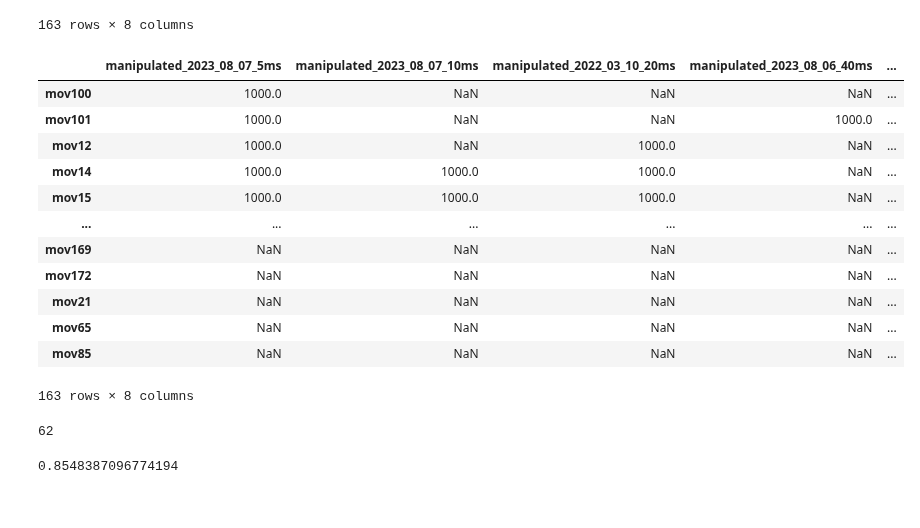
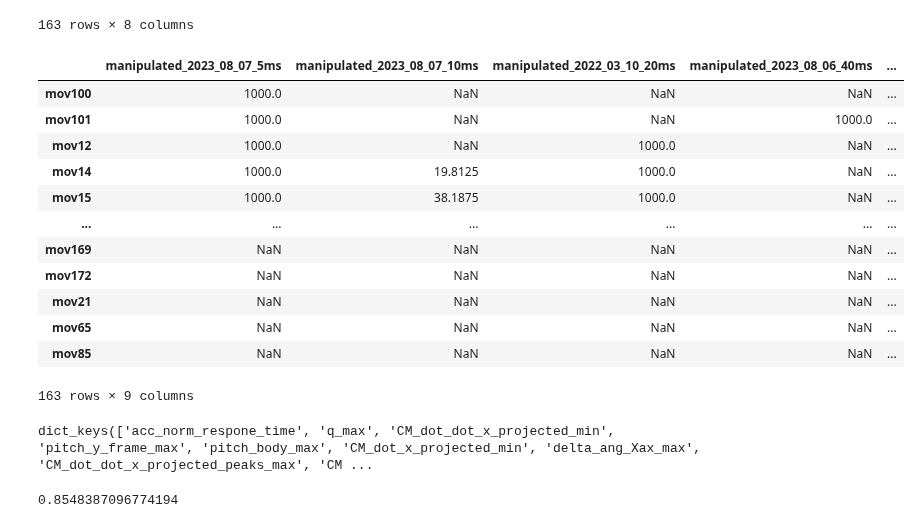
Before and after one commit to shuiit/experiment-analysis, a Jupyter notebook: data_analysis/article_plots_git.ipynb, the cells around one changed output. Drawn from its saved outputs; the diff is of its cells as text; code cells hidden in the pictures.

```diff
--- a/data_analysis/article_plots_git.ipynb
+++ b/data_analysis/article_plots_git.ipynb
@@ -13,7 +13,7 @@ import matplotlib.cm as colormap
 %matplotlib qt
 
 
-loadir = 'H:/My Drive/dark 2022/csv_dark' # dir to save the data frame in # H:\My Drive\Ronis Exp\sagiv\data_analysis
+loadir = 'J:/My Drive/dark 2022/csv_dark' # dir to save the data frame in # H:\My Drive\Ronis Exp\sagiv\data_analysis
 # loadir = 'C:/Users/Roni/Documents'
 
 
@@ -23,7 +23,10 @@ exp_name =['manipulated_2023_08_10_100ms','manipulated_2024_11_12_darkan','manip
 
 # exp_name =['manipulated_2023_08_09_60ms','manipulated_2022_02_03_dark']
 exp_name =['manipulated_2023_08_09_60ms']#'manipulated_2024_11_12_darkan'
-exp_name =['manipulated_2023_08_07_5ms','manipulated_2023_08_07_10ms','manipulated_2022_03_10_20ms','manipulated_2023_08_06_40ms','manipulated_2023_08_09_60ms','manipulated_2023_08_09_80ms','manipulated_2023_08_10_100ms','manipulated_2022_02_03_dark']#,'manipulated_2024_11_12_darkan']
+exp_name =['manipulated_2023_08_07_5ms','manipulated_2023_08_07_10ms',
+           'manipulated_2022_03_10_20ms','manipulated_2023_08_06_40ms',
+           'manipulated_2023_08_09_60ms','manipulated_2023_08_09_80ms',
+           'manipulated_2023_08_10_100ms','manipulated_2022_02_03_dark','manipulated_2024_11_12_darkan']#,'manipulated_2024_11_12_darkan']
 # exp_name = ['manipulated_2024_11_12_darkan','manipulated_2023_08_10_100ms','manipulated_2022_02_03_dark']
 # ['manipulated_2023_08_07_10ms',
 #             'manipulated_2023_08_06_40ms',
@@ -32,7 +35,7 @@ exp_name =['manipulated_2023_08_07_5ms','manipulated_2023_08_07_10ms','manipulat
 #            'manipulated_2023_08_10_100ms',
 #            'manipulated_2022_02_03_dark',
 #            'manipulated_2022_01_31_darkdown']
-exp_name = ['manipulated_28_11_22_nopert']
+# exp_name = ['manipulated_28_11_22_nopert']
 
 def dont_show_movs(exp_name,movs_to_del):
     return [mov_name for mov_name in experiments[exp_name].mov_names if mov_name not in movs_to_del ]
@@ -493,47 +475,53 @@ def save_to_excel(interest_point, path_to_save):
     return concatenated_df
 
 
-path = 'G:/.shortcut-targets-by-id/1OA70vOJHDfV63DqG7LJCifTwW1h055ny/2024 Flight in the dark paper/data_exchange/fly/pulses'
+path = 'I:/.shortcut-targets-by-id/1OA70vOJHDfV63DqG7LJCifTwW1h055ny/2024 Flight in the dark paper/data_exchange/fly/pulses'
 
 # response time
 
 
 response_time_2 = [generate_list_for_pandas(exp.interest_points['acc_norm_respone_time'][:,exp.body_header['time']].copy()) for exp in experiments.values()]
 
 delta_angle = [move_angle(exp.interest_points['CM_dot_x_projected_time_point'][:,exp.body_header['delta_ang_CM_dot_x']].copy()) for exp in experiments.values()]
 delta_angle = [generate_list_for_pandas(angles) for angles in delta_angle]
 
 # time for zero velocity
 zero_v = [exp.interest_points['CM_dot_x_projected_zero_v'][:,exp.body_header['time']].copy() for exp in experiments.values()]
 zero_v = [generate_list_for_pandas(zero_v) for zero_v in zero_v]
 
+
+# time for zero velocity
+zero_v_z = [exp.interest_points['CM_real_z_body_dot_smth_zero_v'][:,exp.body_header['time']].copy() for exp in experiments.values()]
+zero_v_z = [generate_list_for_pandas(zero_v_z) for zero_v_z in zero_v_z]
+
 # min velocity value
 min_v = [exp.interest_points['CM_dot_x_projected_min'][:,exp.body_header['CM_dot_x_projected']].copy() for exp in experiments.values()]
 min_v = [generate_list_for_pandas(min_v) for min_v in min_v]
 
 
 concatenated_df = save_to_excel(response_time_2,f'{path}/response_time.csv')
 save_to_excel(delta_angle,f'{path}/delta_angle.csv')
 save_to_excel(min_v,f'{path}/min_v.csv')
 save_to_excel(zero_v,f'{path}/zero_v.csv')
+save_to_excel(zero_v_z,f'{path}/zero_v_z.csv')
 # %% [output]
 |  | manipulated_2023_08_07_5ms | manipulated_2023_08_07_10ms | manipulated_2022_03_10_20ms | manipulated_2023_08_06_40ms | ... |
 | mov100 | 1000.0 | NaN | NaN | NaN | ... |
 | mov101 | 1000.0 | NaN | NaN | 1000.0 | ... |
 | mov12 | 1000.0 | NaN | 1000.0 | NaN | ... |
-| mov14 | 1000.0 | 1000.0 | 1000.0 | NaN | ... |
-| mov15 | 1000.0 | 1000.0 | 1000.0 | NaN | ... |
+| mov14 | 1000.0 | 19.8125 | 1000.0 | NaN | ... |
+| mov15 | 1000.0 | 38.1875 | 1000.0 | NaN | ... |
 | ... | ... | ... | ... | ... | ... |
 | mov169 | NaN | NaN | NaN | NaN | ... |
 | mov172 | NaN | NaN | NaN | NaN | ... |
 | mov21 | NaN | NaN | NaN | NaN | ... |
 | mov65 | NaN | NaN | NaN | NaN | ... |
 | mov85 | NaN | NaN | NaN | NaN | ... |
-163 rows × 8 columns
+163 rows × 9 columns
-# %%
-np.sum((wakk!=1000) & np.isnan(wakk) == False)
-# %% [output]
-62
+# %%
+exp.interest_points.keys()
+# %% [output]
+dict_keys(['acc_norm_respone_time', 'q_max', 'CM_dot_dot_x_projected_min', 'pitch_y_frame_max', 'pitch_body_max', 'CM_dot_x_projected_min', 'delta_ang_Xax_max', 'CM_dot_dot_x_projected_peaks_max', 'CM ...
 # %%
 wakk = experiments['manipulated_2022_02_03_dark'].interest_points['acc_norm_respone_time'][:,experiments['manipulated_2022_02_03_dark'].body_header['time']].copy()
 np.sum(np.isnan(wakk) == False)/len(wakk)
```
Also changed, not shown: parts of 9 cells of this notebook, 5 other files.
